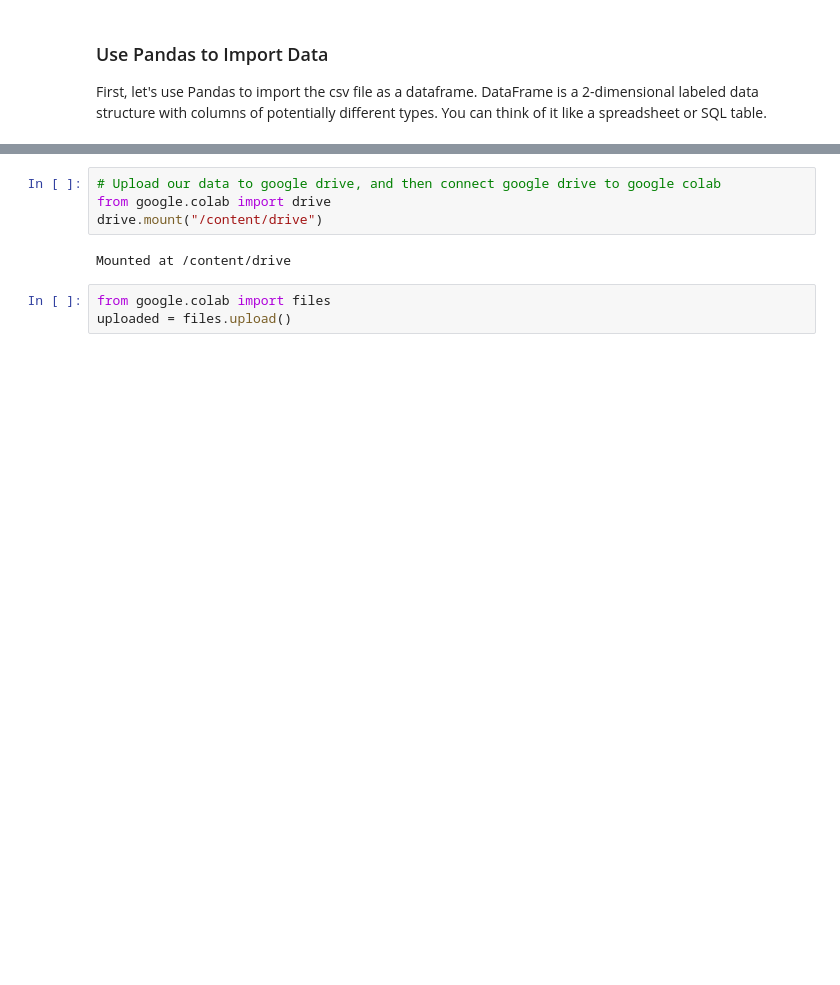
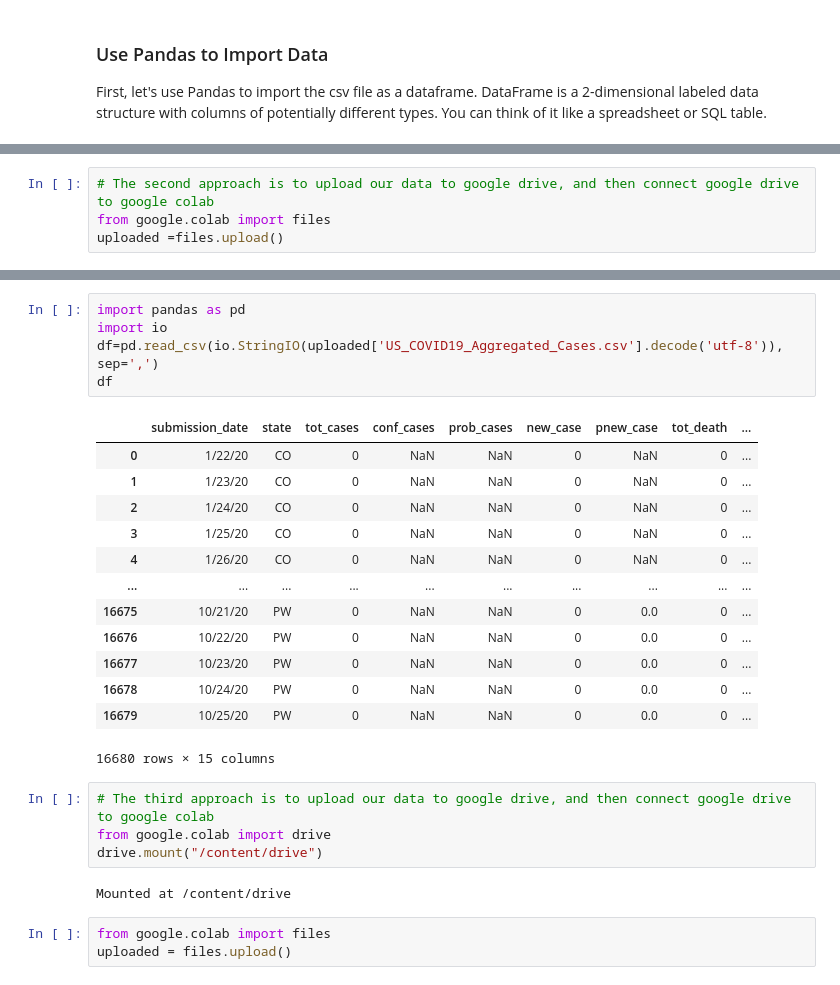
Before and after one commit to GTLibraryDataVisualization/AUCDataScienceTraining, a Jupyter notebook: COVID_data_analysis_final.ipynb, the cells around one changed output, grey strips where cells are left out. Saved outputs shown, nothing was run; the diff lists cells and outputs as text; blank space fills up the shorter version.

```diff
--- a/COVID_data_analysis_final.ipynb
+++ b/COVID_data_analysis_final.ipynb
@@ -33,0 +54,4 @@ DataFrame is a 2-dimensional labeled data structure with columns of potentially
+# %%
+# The second approach is to upload our data to google drive, and then connect google drive to google colab
+from google.colab import files
+uploaded =files.upload()
@@ -34,5 +61,24 @@ DataFrame is a 2-dimensional labeled data structure with columns of potentially
+# %%
+import pandas as pd
+import io
+df=pd.read_csv(io.StringIO(uploaded['US_COVID19_Aggregated_Cases.csv'].decode('utf-8')), sep=',')
+df
+# %% [output]
+|  | submission_date | state | tot_cases | conf_cases | prob_cases | new_case | pnew_case | tot_death | ... |
+| 0 | 1/22/20 | CO | 0 | NaN | NaN | 0 | NaN | 0 | ... |
+| 1 | 1/23/20 | CO | 0 | NaN | NaN | 0 | NaN | 0 | ... |
+| 2 | 1/24/20 | CO | 0 | NaN | NaN | 0 | NaN | 0 | ... |
+| 3 | 1/25/20 | CO | 0 | NaN | NaN | 0 | NaN | 0 | ... |
+| 4 | 1/26/20 | CO | 0 | NaN | NaN | 0 | NaN | 0 | ... |
+| ... | ... | ... | ... | ... | ... | ... | ... | ... | ... |
+| 16675 | 10/21/20 | PW | 0 | NaN | NaN | 0 | 0.0 | 0 | ... |
+| 16676 | 10/22/20 | PW | 0 | NaN | NaN | 0 | 0.0 | 0 | ... |
+| 16677 | 10/23/20 | PW | 0 | NaN | NaN | 0 | 0.0 | 0 | ... |
+| 16678 | 10/24/20 | PW | 0 | NaN | NaN | 0 | 0.0 | 0 | ... |
+| 16679 | 10/25/20 | PW | 0 | NaN | NaN | 0 | 0.0 | 0 | ... |
+16680 rows × 15 columns
 # %%
-# Upload our data to google drive, and then connect google drive to google colab
+# The third approach is to upload our data to google drive, and then connect google drive to google colab
 from google.colab import drive
 drive.mount("/content/drive")
 # %% [output]
```
Also changed, not shown: parts of 9 cells of this notebook.
